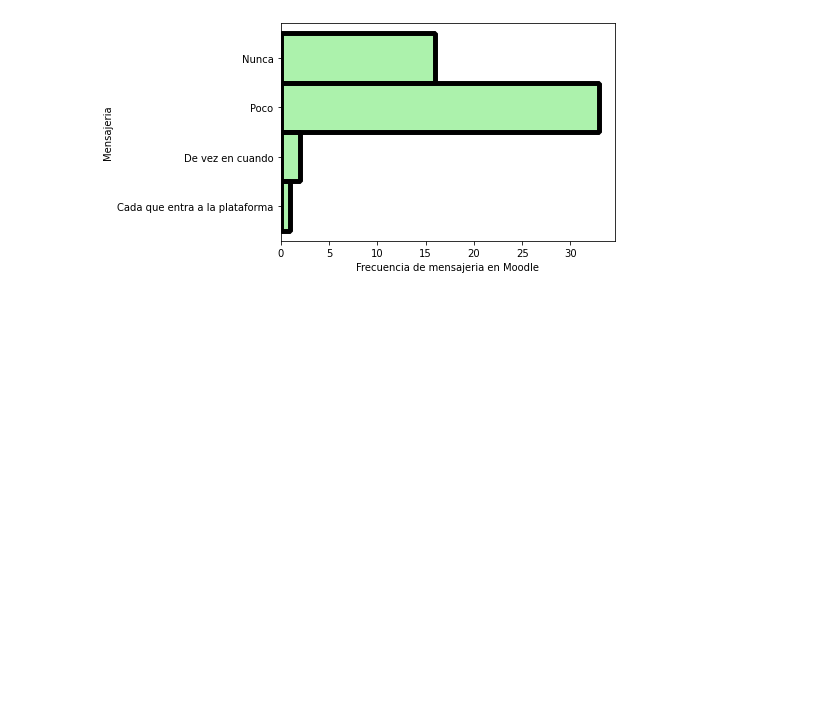
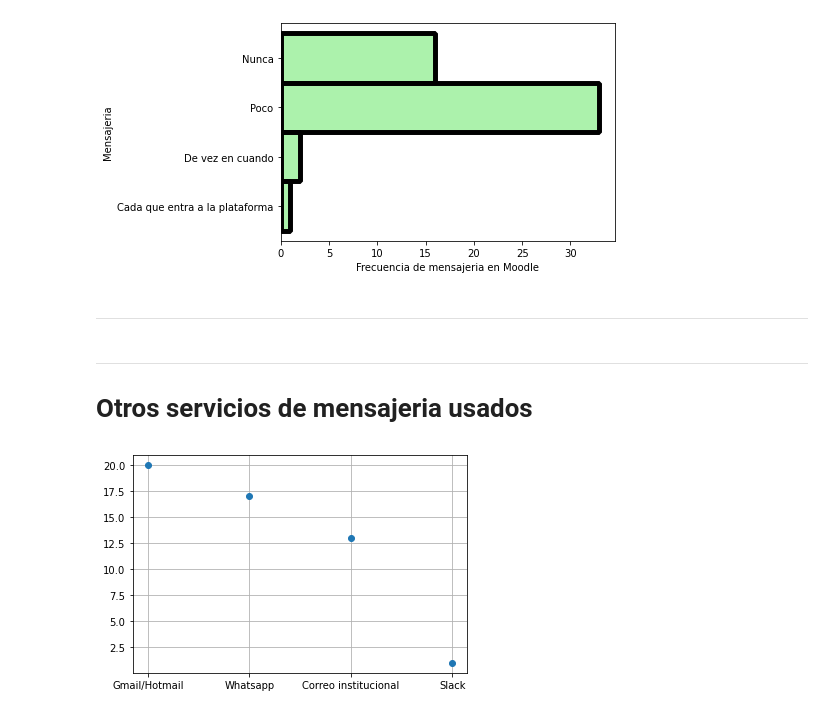
Before and after one commit to sebastianmora04/estadistica_j1, a Jupyter notebook: modelo.ipynb, the cells around one changed output. Cells and saved outputs as stored; diff of their text form; code cells hidden in the pictures; blank space fills up the shorter version.

```diff
--- a/modelo.ipynb
+++ b/modelo.ipynb
@@ -274,3 +279,15 @@ plt.xlabel('Frecuencia de mensajeria en Moodle')
 plt.show()
 # %% [output]
 [figure]
+# %% [markdown]
+---------------
+# %% [markdown]
+-----------------
+# Otros servicios de mensajeria usados
+# %%
+df.replace({'Otro serivicio mensajes'})
+y1 = df['Otro serivicio mensajes'].value_counts()
+plt.plot(y1,'o')
+plt.grid()
+# %% [output]
+[figure, added]
```
Also changed, not shown: parts of 2 cells of this notebook.
